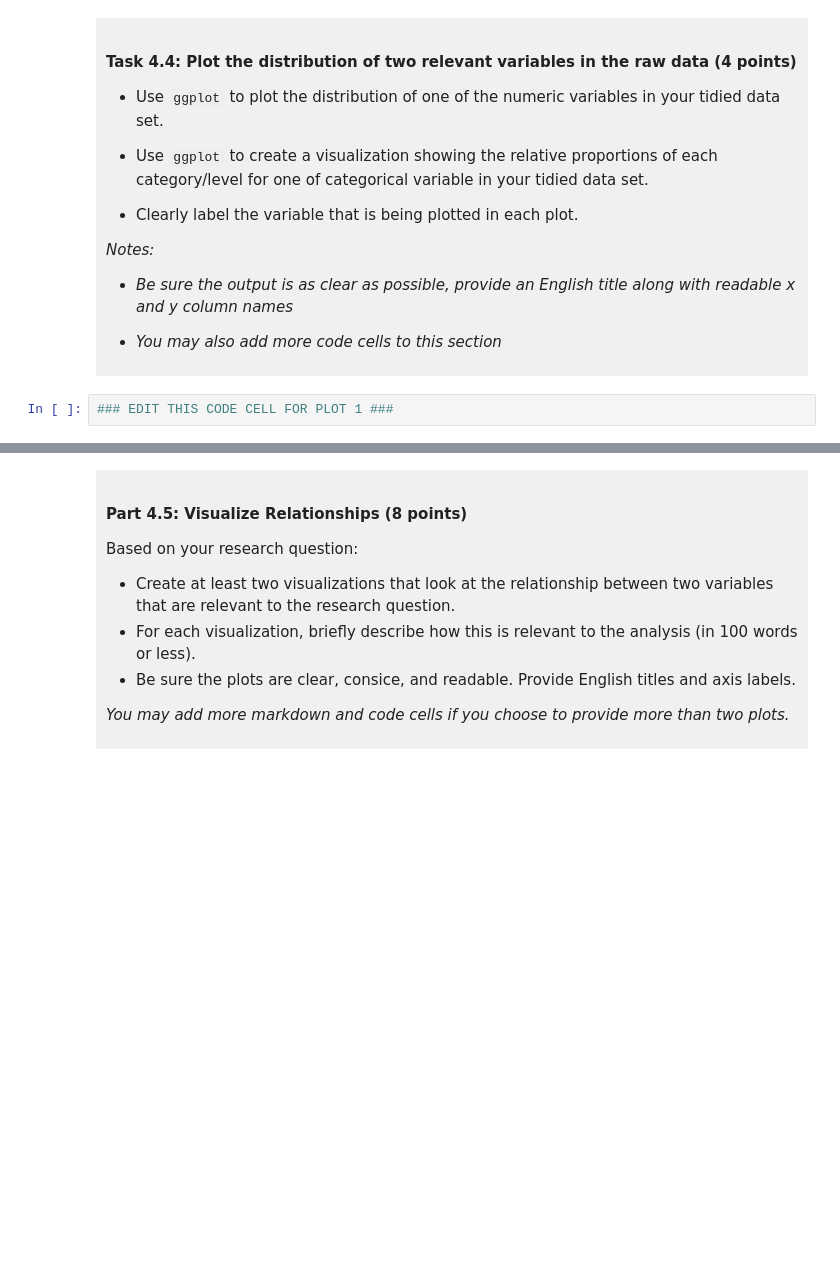
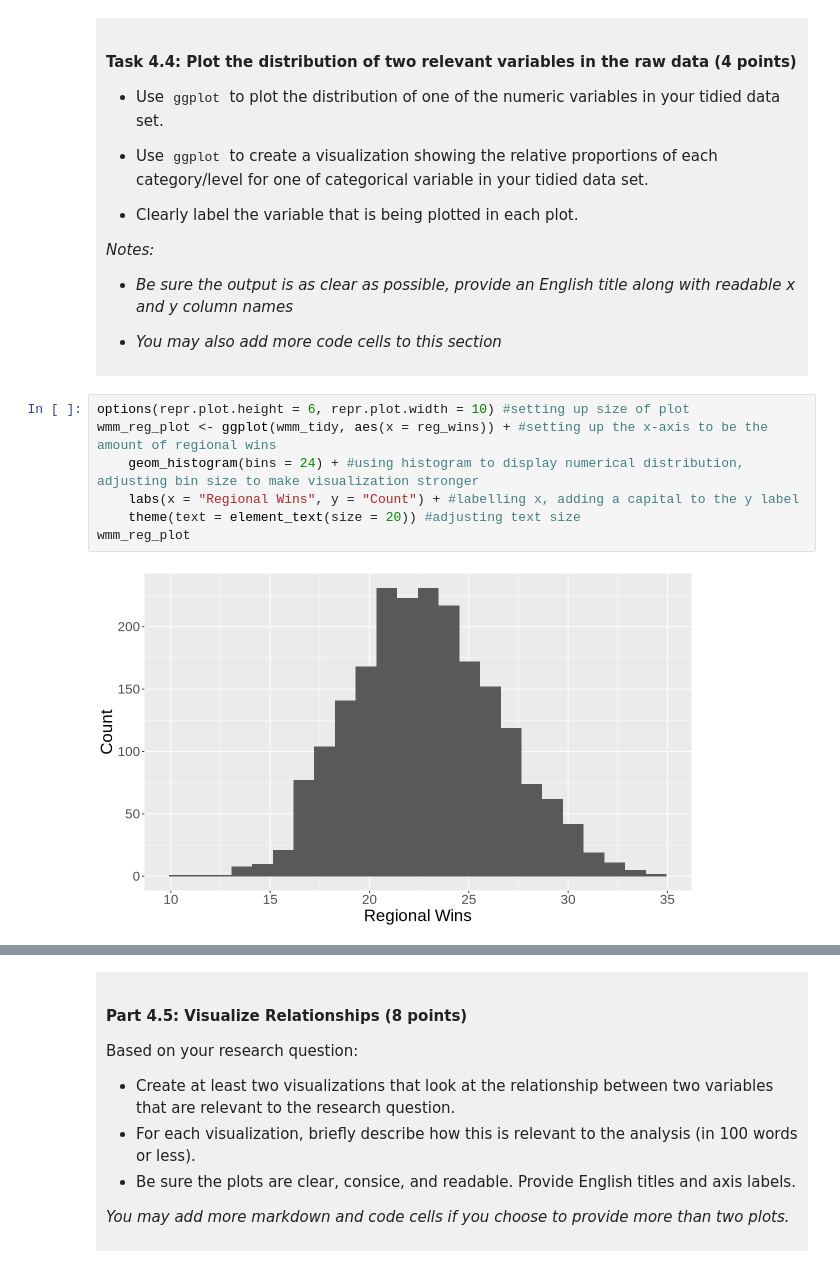
Before and after one commit to Jenlikescookies/dsci-100-project, a Jupyter notebook: dsci-100-project-notebook.ipynb, the cells around one changed output, grey strips where cells are left out. Saved outputs shown, nothing was run; the diff lists cells and outputs as text; blank space fills up the shorter version.

```diff
--- a/dsci-100-project-notebook.ipynb
+++ b/dsci-100-project-notebook.ipynb
@@ -303,5 +345,12 @@ You will refine your research question (if needed) and produce a tidy data set.
 
 </div>
 # %%
-### EDIT THIS CODE CELL FOR PLOT 1 ###
+options(repr.plot.height = 6, repr.plot.width = 10) #setting up size of plot
+wmm_reg_plot <- ggplot(wmm_tidy, aes(x = reg_wins)) + #setting up the x-axis to be the amount of regional wins
+    geom_histogram(bins = 24) + #using histogram to display numerical distribution, adjusting bin size to make visualization stronger
+    labs(x = "Regional Wins", y = "Count") + #labelling x, adding a capital to the y label
+    theme(text = element_text(size = 20)) #adjusting text size
+wmm_reg_plot
+# %% [output]
+[figure, added]
 # %%
```
Also changed, not shown: parts of 11 cells of this notebook.
